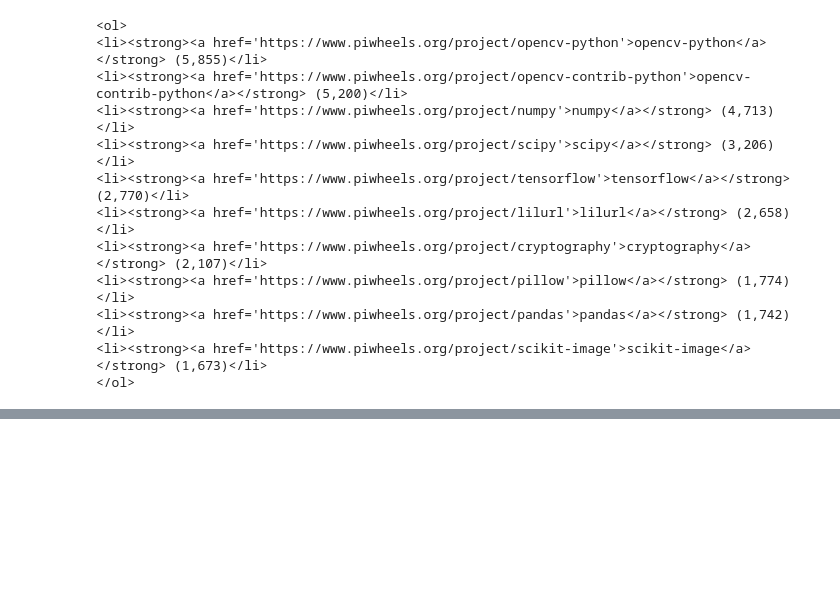
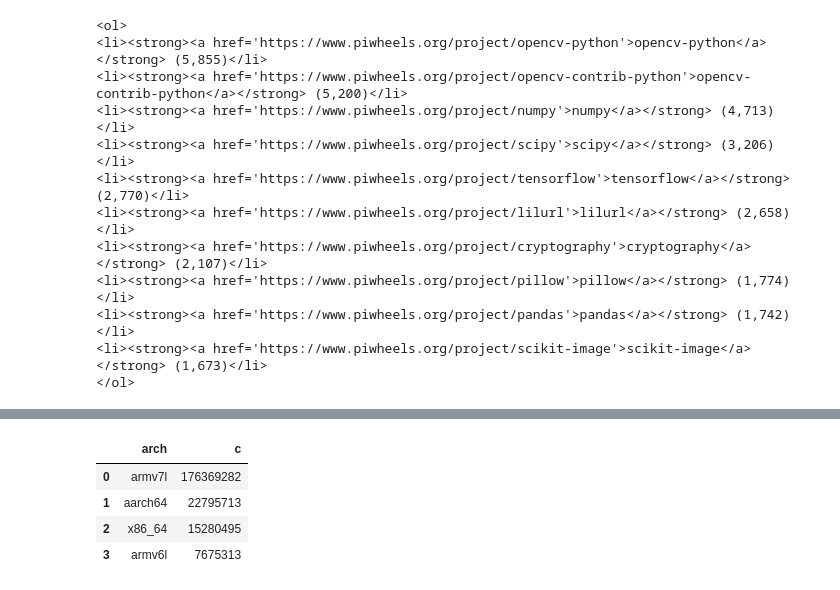
Before and after one commit to piwheels/stats, a Jupyter notebook: 2021.ipynb, the cells around one changed output, grey strips where cells are left out. Cells and saved outputs as stored; diff of their text form; code cells hidden in the pictures; blank space fills up the shorter version.

```diff
--- a/2021.ipynb
+++ b/2021.ipynb
@@ -361,13 +416,20 @@ plt.show()
 # %%
 arch = pd.read_sql(f"""
     SELECT arch, COUNT(*) c
     FROM searches
     WHERE accessed_at BETWEEN '{start_time}' AND '{end_time}'
     GROUP BY arch
     ORDER BY c desc
+    LIMIT 4
 """, conn)
 
 arch
+# %% [output]
+|  | arch | c |
+| 0 | armv7l | 176369282 |
+| 1 | aarch64 | 22795713 |
+| 2 | x86_64 | 15280495 |
+| 3 | armv6l | 7675313 |
 # %%
 plt.pie(arch.c, labels=arch.arch)
 plt.title('Architecture usage')
```
Also changed, not shown: parts of 24 cells of this notebook.
